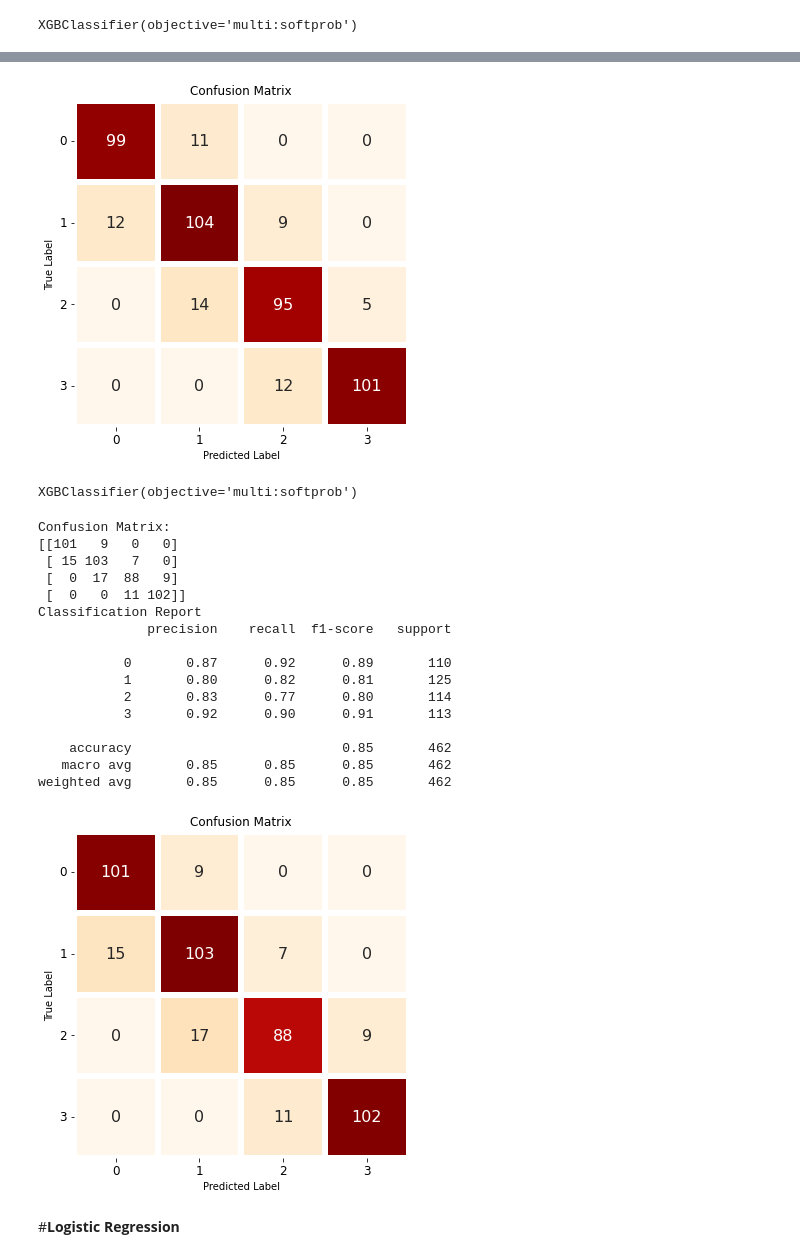
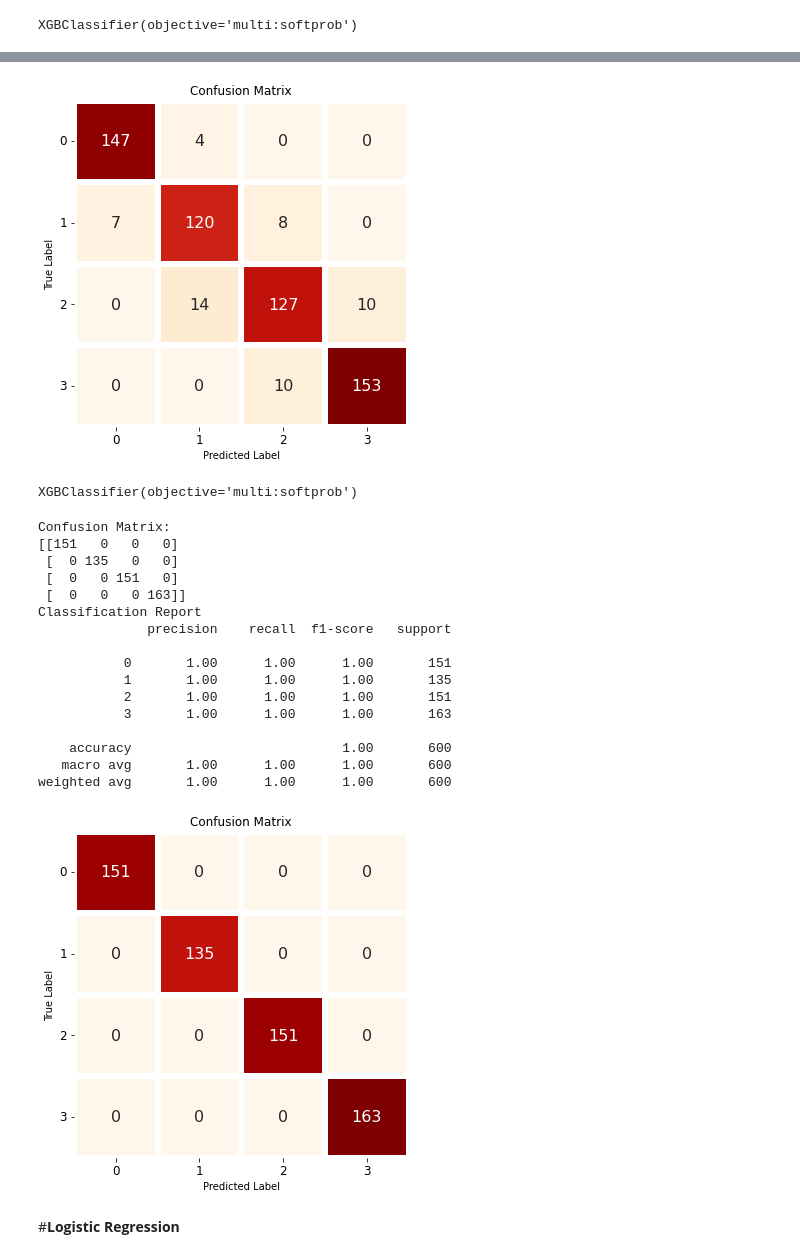
Before and after one commit to satyam-jyoti-sankar/Mobile_price_range_prediction, a Jupyter notebook: Mobile_price_range_prediction.ipynb, the cells around one changed output, grey strips where cells are left out. Cells and saved outputs as stored; diff of their text form; code cells hidden in the pictures.

```diff
--- a/Mobile_price_range_prediction.ipynb
+++ b/Mobile_price_range_prediction.ipynb
@@ -1044,6 +1042,6 @@ weighted avg       0.87      0.86      0.86       462
 # %%
 #plotting the confusion matrix for train set
-cm = confusion_matrix(y_val, predict)
+cm = confusion_matrix(y_test, predict)
 
 df1 = pd.DataFrame(columns=["0","1","2","3"], index= ["0","1","2","3"], data= cm )
 
@@ -1058,55 +1056,55 @@ plt.ylabel("True Label")
 plt.title("Confusion Matrix", size = 12)
 plt.show()
 # %% [output]
-[figure, old version]
+[figure, new version]
 # %%
 xgb_clf = XGBClassifier()
 xgb_clf.fit(X_test, y_test)
 # %% [output]
 XGBClassifier(objective='multi:softprob')
 # %%
-test_predict = xgb_clf.predict(X_val)
+test_predict = xgb_clf.predict(X_test)
 # %%
 print("Confusion Matrix:")
-print(confusion_matrix(y_val, test_predict))
+print(confusion_matrix(y_test, test_predict))
 
 print("Classification Report")
-print(classification_report(y_val, test_predict))
+print(classification_report(y_test, test_predict))
 # %% [output]
 Confusion Matrix:
-[[101   9   0   0]
- [ 15 103   7   0]
- [  0  17  88   9]
- [  0   0  11 102]]
+[[151   0   0   0]
+ [  0 135   0   0]
+ [  0   0 151   0]
+ [  0   0   0 163]]
 Classification Report
               precision    recall  f1-score   support
 
-           0       0.87      0.92      0.89       110
-           1       0.80      0.82      0.81       125
-           2       0.83      0.77      0.80       114
-           3       0.92      0.90      0.91       113
+           0       1.00      1.00      1.00       151
+           1       1.00      1.00      1.00       135
+           2       1.00      1.00      1.00       151
+           3       1.00      1.00      1.00       163
 
-    accuracy                           0.85       462
-   macro avg       0.85      0.85      0.85       462
-weighted avg       0.85      0.85      0.85       462
+    accuracy                           1.00       600
+   macro avg       1.00      1.00      1.00       600
+weighted avg       1.00      1.00      1.00       600
 # %%
 #plotting the confusion matrix for test set
-cm = confusion_matrix(y_val, test_predict)
+cm = confusion_matrix(y_test, test_predict)
 
 df1 = pd.DataFrame(columns=["0","1","2","3"], index= ["0","1","2","3"], data= cm )
 
 f,ax = plt.subplots(figsize=(6,6))
 
 sns.heatmap(df1, annot=True,cmap="OrRd", fmt= '.0f',
             ax=ax,linewidths = 5, cbar = False,annot_kws={"size": 16})
 plt.xlabel("Predicted Label")
 plt.xticks(size = 12)
 plt.yticks(size = 12, rotation = 0)
 plt.ylabel("True Label")
 plt.title("Confusion Matrix", size = 12)
 plt.show()
 # %% [output]
-[figure, old version]
+[figure, new version]
 # %% [markdown]
 #**Logistic Regression**
 # %%
```
Also changed, not shown: parts of 57 cells of this notebook.
